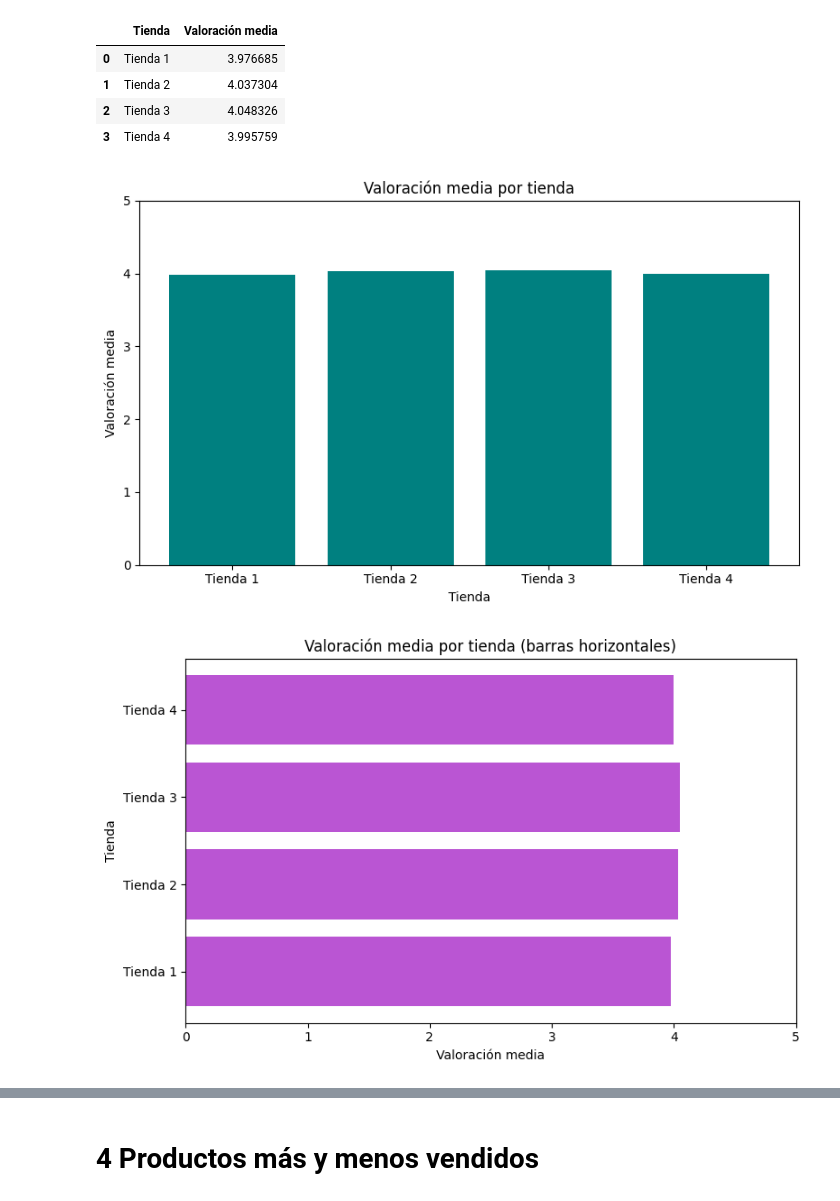
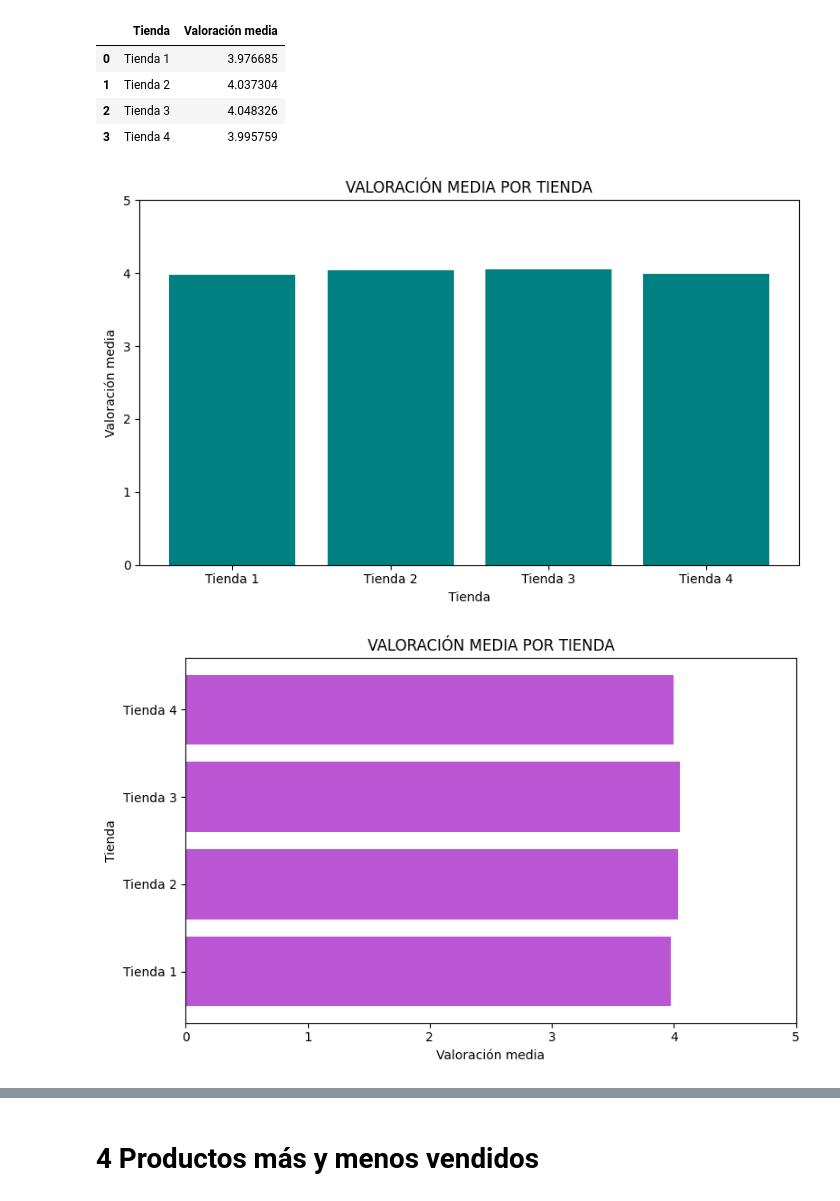
Before and after one commit to rocioivonneperezgonzalez-ship-it/Practicando-Python-para-Data-Science-Challenge-Alura-Store, a Jupyter notebook: Python_para_Data_Science_Challenge_Alura_Store.ipynb, the cells around one changed output, grey strips where cells are left out. Cells and saved outputs as stored; diff of their text form; code cells hidden in the pictures.

```diff
--- a/Python_para_Data_Science_Challenge_Alura_Store.ipynb
+++ b/Python_para_Data_Science_Challenge_Alura_Store.ipynb
@@ -393,50 +394,42 @@ tabla_valoracion
 # %%
 import matplotlib.pyplot as plt
 
-# ==========================
 # Gráfico 1 – Barras verticales (promedio por tienda)
-# ==========================
 plt.figure(figsize=(8, 5))
 plt.bar(tabla_valoracion['Tienda'], tabla_valoracion['Valoración media'], color='teal')
-plt.title('Valoración media por tienda')
+plt.title('VALORACIÓN MEDIA POR TIENDA')
 plt.xlabel('Tienda')
 plt.ylabel('Valoración media')
 plt.ylim(0, 5)  # asumiendo escala 1–5
 plt.tight_layout()
 plt.show()
 
-
-# ==========================
 # Gráfico 2 – Barras horizontales
-# ==========================
 plt.figure(figsize=(8, 5))
 plt.barh(tabla_valoracion['Tienda'], tabla_valoracion['Valoración media'], color='mediumorchid')
-plt.title('Valoración media por tienda (barras horizontales)')
+plt.title('VALORACIÓN MEDIA POR TIENDA')
 plt.xlabel('Valoración media')
 plt.ylabel('Tienda')
 plt.xlim(0, 5)
 plt.tight_layout()
 plt.show()
 
-
-# ==========================
 # Gráfico 3 – Línea con marcadores
-# ==========================
 plt.figure(figsize=(8, 5))
 plt.plot(
     tabla_valoracion['Tienda'],
     tabla_valoracion['Valoración media'],
     marker='o',
     linestyle='-',
     color='darkorange'
 )
-plt.title('Comparación de valoración media entre tiendas')
+plt.title('COMPARACIÓN DE VALORACIÓN MEDIA POR TIENDA')
 plt.xlabel('Tienda')
 plt.ylabel('Valoración media')
 plt.ylim(0, 5)
 plt.grid(axis='y', linestyle='--', alpha=0.5)
 plt.tight_layout()
 plt.show()
 # %% [output]
-[figure, old version]
+[figure, new version]
-[figure, old version]
+[figure, new version]
```
Also changed, not shown: parts of 6 cells of this notebook.
